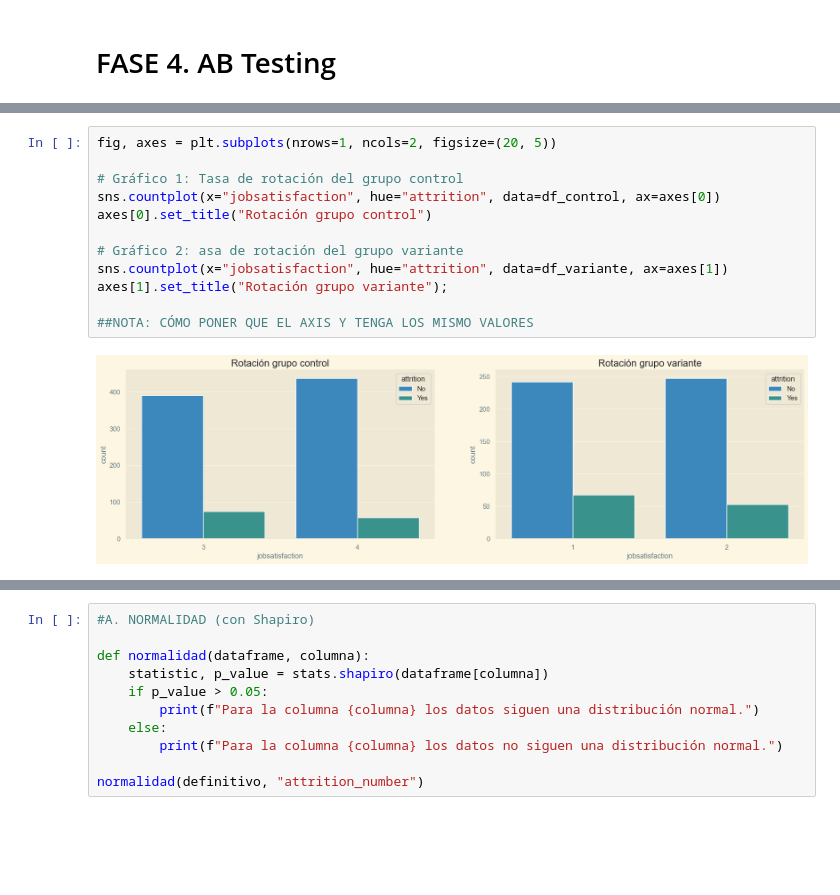
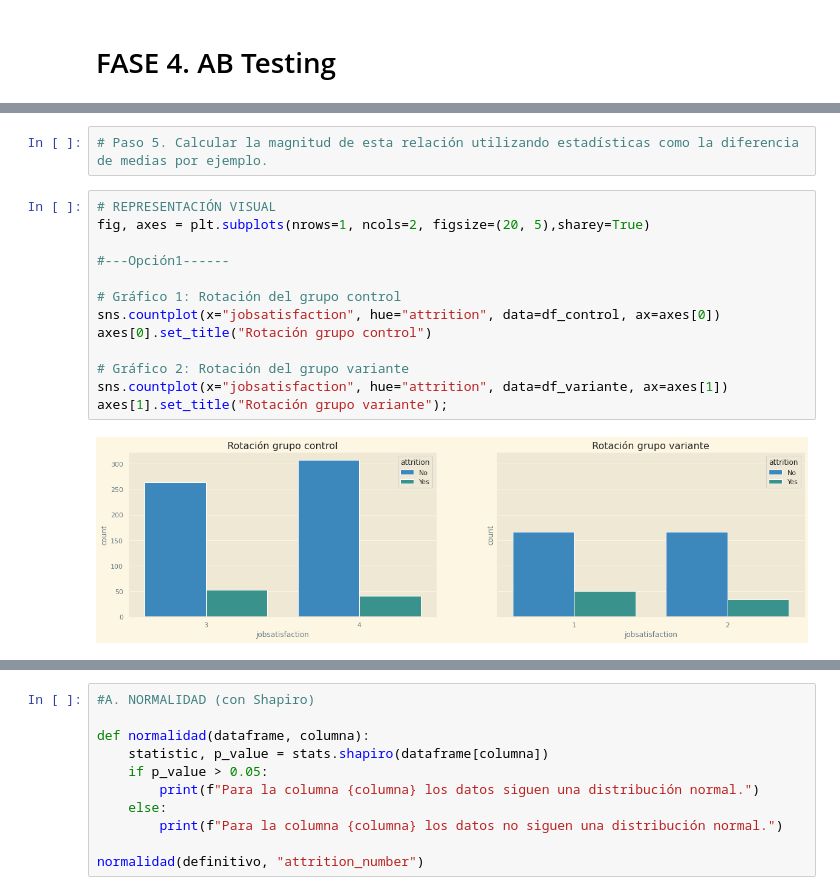
Before and after one commit to Adalab/proyecto-da-promo-Farzana-modulo3-team1, a Jupyter notebook: madre.ipynb, the cells around one changed output, grey strips where cells are left out. Saved outputs shown, nothing was run; the diff lists cells and outputs as text; blank space fills up the shorter version.

```diff
--- a/madre.ipynb
+++ b/madre.ipynb
@@ -1033,14 +1060,17 @@ la tasa de rotación del grupo variante es:0.19803600654664485
+# %%
+# Paso 5. Calcular la magnitud de esta relación utilizando estadísticas como la diferencia de medias por ejemplo.
 # %%
-fig, axes = plt.subplots(nrows=1, ncols=2, figsize=(20, 5))
+# REPRESENTACIÓN VISUAL
+fig, axes = plt.subplots(nrows=1, ncols=2, figsize=(20, 5),sharey=True)
 
-# Gráfico 1: Tasa de rotación del grupo control
+#---Opción1------
+
+# Gráfico 1: Rotación del grupo control
 sns.countplot(x="jobsatisfaction", hue="attrition", data=df_control, ax=axes[0])
 axes[0].set_title("Rotación grupo control")
 
-# Gráfico 2: asa de rotación del grupo variante
+# Gráfico 2: Rotación del grupo variante
 sns.countplot(x="jobsatisfaction", hue="attrition", data=df_variante, ax=axes[1])
 axes[1].set_title("Rotación grupo variante");
-
-##NOTA: CÓMO PONER QUE EL AXIS Y TENGA LOS MISMO VALORES
 # %% [output]
-[figure, old version]
+[figure, new version]
```
Also changed, not shown: parts of 87 cells of this notebook.
